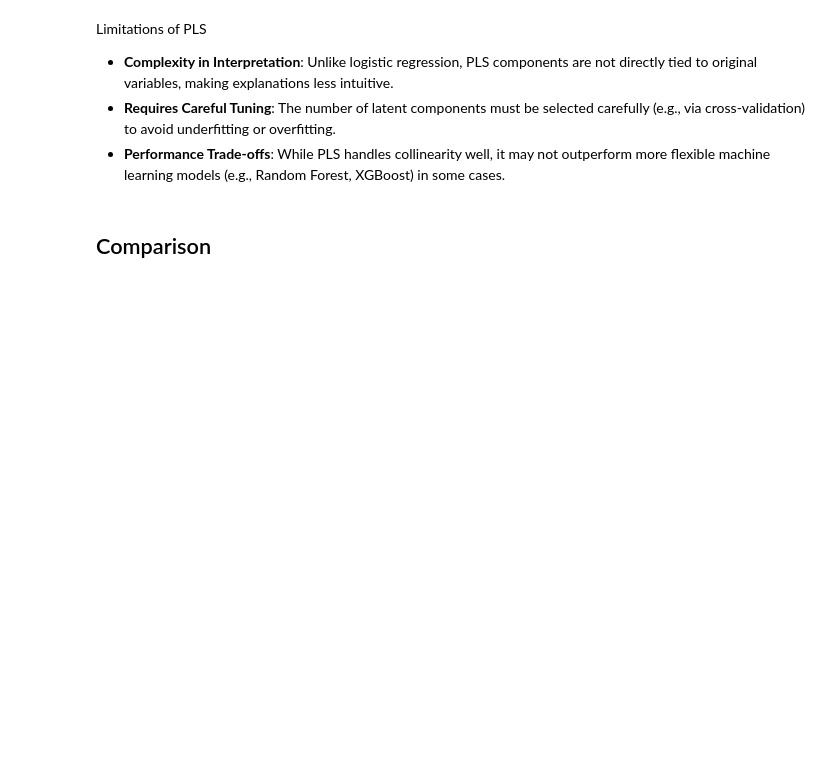
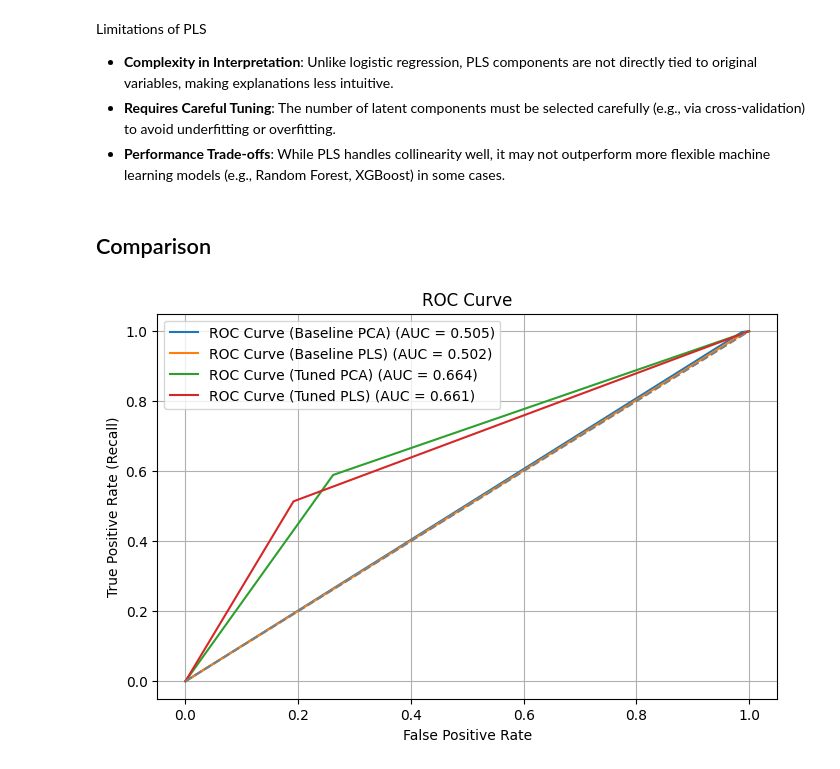
Before and after one commit to oneybb/EC4308_Credit_Default, a Jupyter notebook: PCA.ipynb, the cells around one changed output. Saved outputs shown, nothing was run; the diff lists cells and outputs as text; code cells hidden in the pictures; blank space fills up the shorter version.

```diff
--- a/PCA.ipynb
+++ b/PCA.ipynb
@@ -398,7 +398,7 @@ class PLSForClassification(BaseEstimator, TransformerMixin):
         return self.pls.transform(X)
 
 # Create imbalanced pipeline with PCA -> Logistic Regression
-pipeline = make_pipeline(
+pipeline_pls = make_pipeline(
     PLSForClassification(),
     LogisticRegression(
         class_weight={0: 1, 1: 20},
@@ -548,3 +543,32 @@ Limitations of PLS
 - **Performance Trade-offs**: While PLS handles collinearity well, it may not outperform more flexible machine learning models (e.g., Random Forest, XGBoost) in some cases.
 # %% [markdown]
 ## Comparison
+# %%
+# Compute ROC
+fpr_baseline_pca, tpr_baseline_pca, _ = roc_curve(y_val.iloc[:,0].values, y_pred_baseline_pca)
+auc_score_baseline_pca = roc_auc_score(y_val.iloc[:,0].values, y_pred_baseline_pca)
+
+fpr_baseline_pls, tpr_baseline_pls, _ = roc_curve(y_val.iloc[:,0].values, y_pred_baseline_pls)
+auc_score_baseline_pls = roc_auc_score(y_val.iloc[:,0].values, y_pred_baseline_pls)
+
+fpr_cv_pca, tpr_cv_pca, _ = roc_curve(y_val.iloc[:,0].values, y_pred_cv_pca)
+auc_score_cv_pca = roc_auc_score(y_val.iloc[:,0].values, y_pred_cv_pca)
+
+fpr_cv_pls, tpr_cv_pls, _ = roc_curve(y_val.iloc[:,0].values, y_pred_cv_pls)
+auc_score_cv_pls = roc_auc_score(y_val.iloc[:,0].values, y_pred_cv_pls)
+
+# Plot ROC
+plt.figure(figsize=(8, 5))
+plt.plot(fpr_baseline_pca, tpr_baseline_pca, label=f"ROC Curve (Baseline PCA) (AUC = {auc_score_baseline_pca:.3f})")
+plt.plot(fpr_baseline_pls, tpr_baseline_pls, label=f"ROC Curve (Baseline PLS) (AUC = {auc_score_baseline_pls:.3f})")
+plt.plot(fpr_cv_pca, tpr_cv_pca, label=f"ROC Curve (Tuned PCA) (AUC = {auc_score_cv_pca:.3f})")
+plt.plot(fpr_cv_pls, tpr_cv_pls, label=f"ROC Curve (Tuned PLS) (AUC = {auc_score_cv_pls:.3f})")
+plt.plot([0, 1], [0, 1], linestyle='--', color='gray')
+plt.xlabel("False Positive Rate")
+plt.ylabel("True Positive Rate (Recall)")
+plt.title("ROC Curve")
+plt.legend()
+plt.grid(True)
+plt.show()
+# %% [output]
+[figure, added]
```
Also changed, not shown: parts of 8 cells of this notebook.
